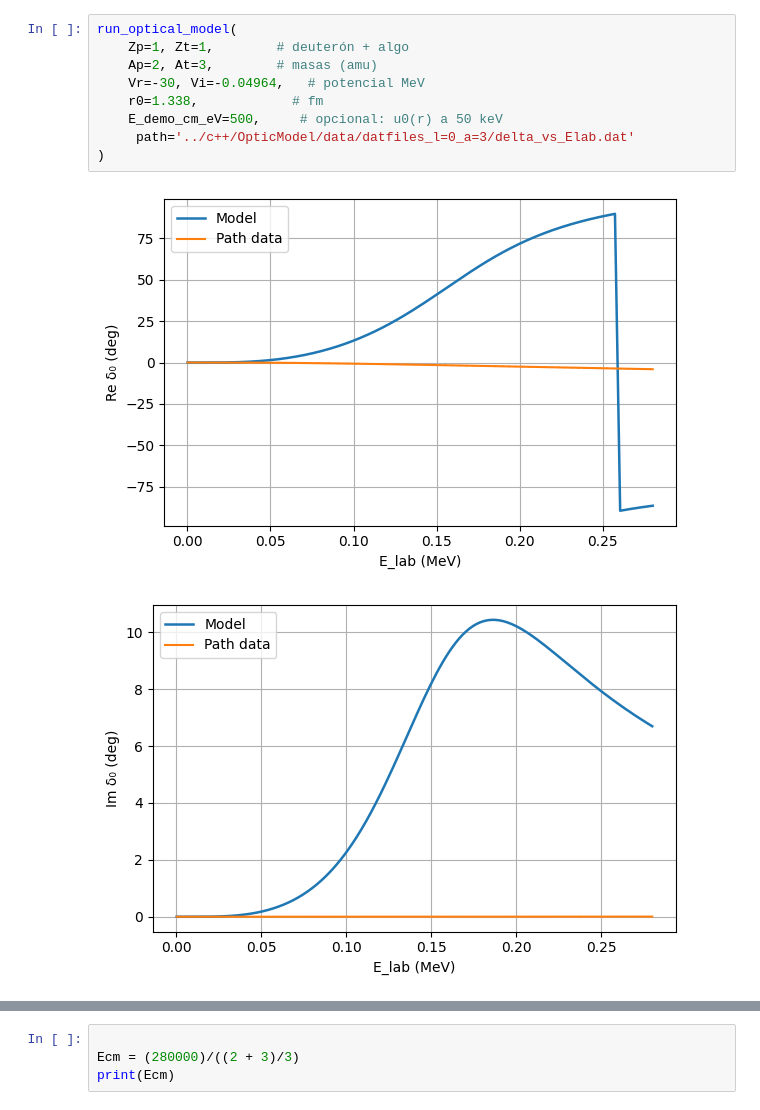
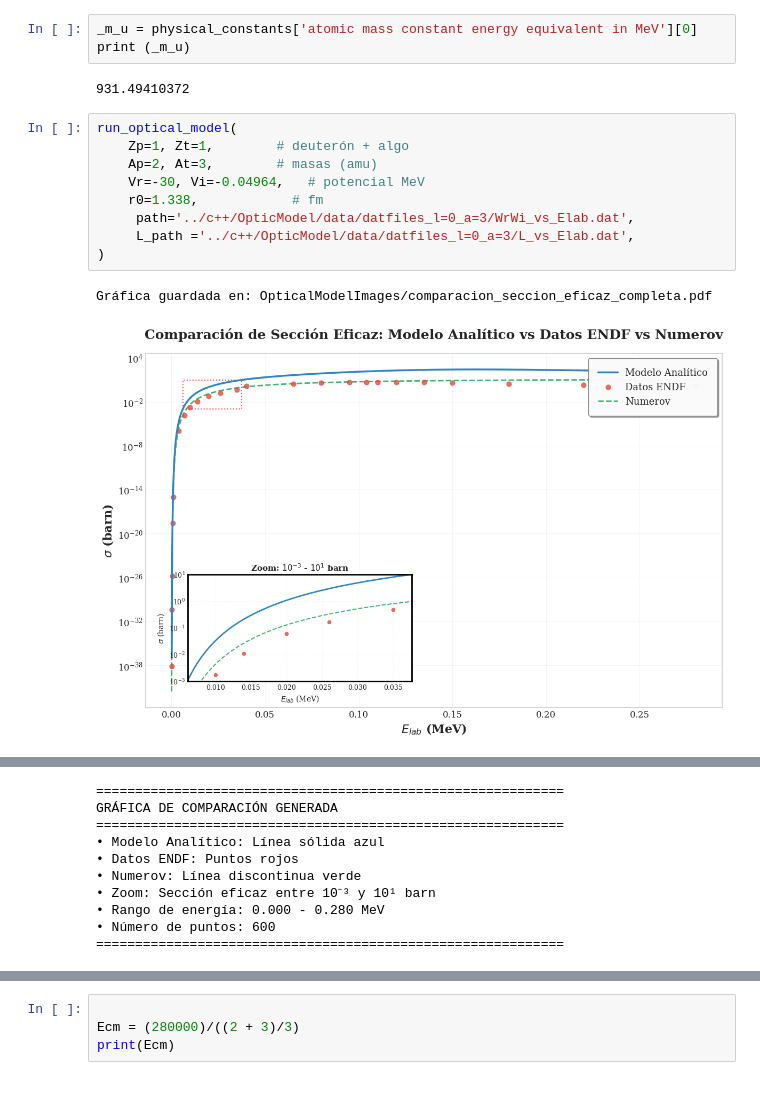
Before and after one commit to sante3105/Fisica-Nuclear, a Jupyter notebook: Nuclear-Teorica/ITRN/python/OpticalModelGraph.ipynb, the cells around one changed output, grey strips where cells are left out. Drawn from its saved outputs; the diff is of its cells as text.

```diff
--- a/Nuclear-Teorica/ITRN/python/OpticalModelGraph.ipynb
+++ b/Nuclear-Teorica/ITRN/python/OpticalModelGraph.ipynb
@@ -353,12 +383,17 @@ def run_optical_model(Zp: int, Zt: int, Ap: float, At: float,
+# %%
+_m_u = physical_constants['atomic mass constant energy equivalent in MeV'][0]
+print (_m_u)
+# %% [output]
+931.49410372
 # %%
 run_optical_model(
     Zp=1, Zt=1,        # deuterón + algo
     Ap=2, At=3,        # masas (amu)
     Vr=-30, Vi=-0.04964,   # potencial MeV
     r0=1.338,            # fm
-    E_demo_cm_eV=500,     # opcional: u0(r) a 50 keV
-     path='../c++/OpticModel/data/datfiles_l=0_a=3/delta_vs_Elab.dat'
+     path='../c++/OpticModel/data/datfiles_l=0_a=3/WrWi_vs_Elab.dat',
+     L_path ='../c++/OpticModel/data/datfiles_l=0_a=3/L_vs_Elab.dat',
 )
 # %% [output]
+Gráfica guardada en: OpticalModelImages/comparacion_seccion_eficaz_completa.pdf
-[figure, old version]
+[figure, new version]
-[figure, removed]
@@ -372,3 +400,13 @@ run_optical_model(
+============================================================
+GRÁFICA DE COMPARACIÓN GENERADA
+============================================================
+• Modelo Analítico: Línea sólida azul
+• Datos ENDF: Puntos rojos
+• Numerov: Línea discontinua verde
+• Zoom: Sección eficaz entre 10⁻³ y 10¹ barn
+• Rango de energía: 0.000 - 0.280 MeV
+• Número de puntos: 600
+============================================================
 # %%
 run_optical_model(
     Zp=1, Zt=1,        # deuterón + algo
```
Also changed, not shown: parts of 8 cells of this notebook, 43 other files.
